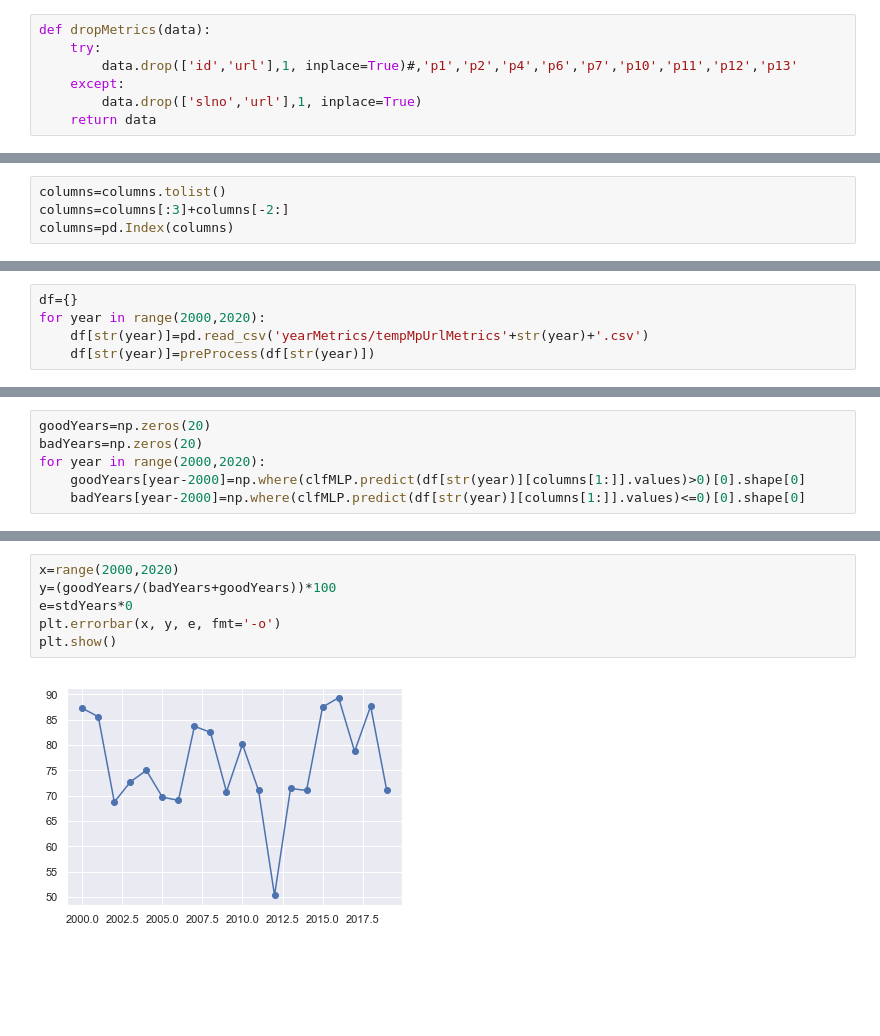
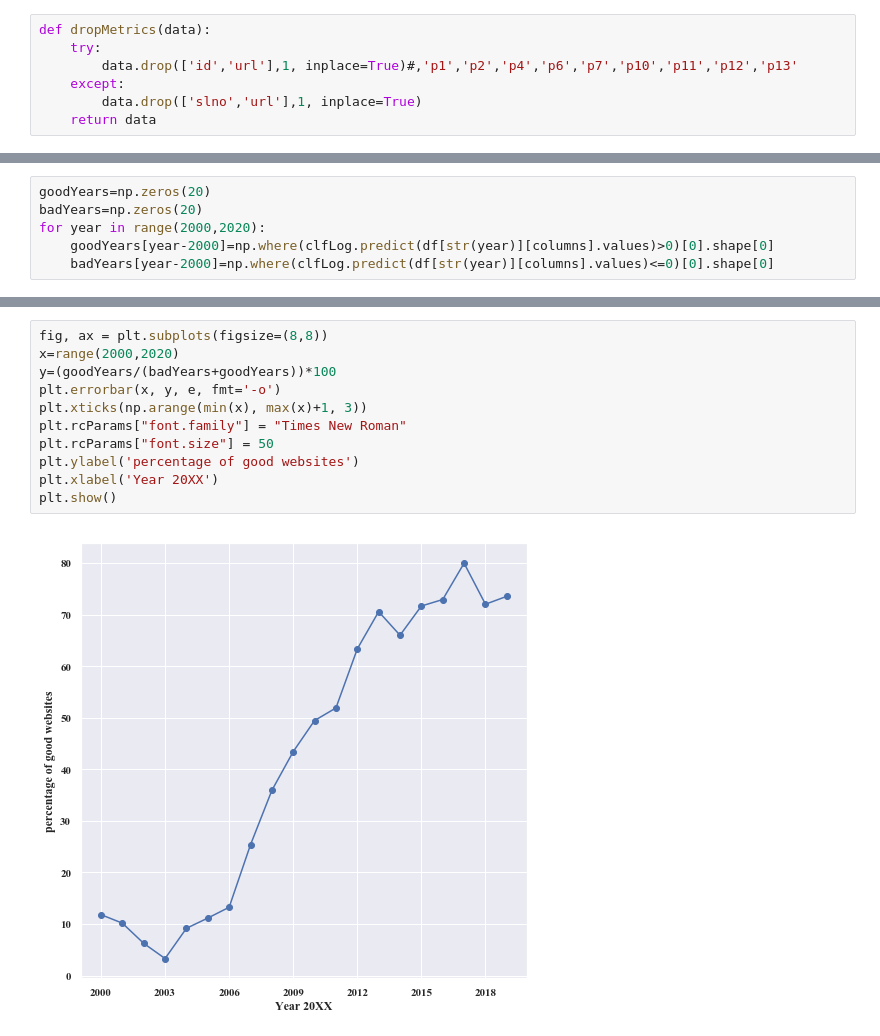
Before and after one commit to ABHISHEKVALSAN/Website-Scoring-Model, a Jupyter notebook: makeModelClf.ipynb, the cells around one changed output, grey strips where cells are left out. Cells and saved outputs as stored; diff of their text form; blank space fills up the shorter version.

Commit message:
Building support images Anu

```diff
--- a/makeModelClf.ipynb
+++ b/makeModelClf.ipynb
@@ -119,4 +229,0 @@ plt.savefig('corr.png')
-# %%
-columns=columns.tolist()
-columns=columns[:3]+columns[-2:]
-columns=pd.Index(columns)
@@ -166,8 +230,3 @@ getAcc(clfMLP)
-# %%
-df={}
-for year in range(2000,2020):
-    df[str(year)]=pd.read_csv('yearMetrics/tempMpUrlMetrics'+str(year)+'.csv')
-    df[str(year)]=preProcess(df[str(year)])
 # %%
 columns[1:]
 # %% [output]
@@ -183,8 +246,8 @@ np.where(clfDT.predict(df[str(year)][columns[1:]].values)>0)[0].shape[0]
 goodYears=np.zeros(20)
 badYears=np.zeros(20)
 for year in range(2000,2020):
-    goodYears[year-2000]=np.where(clfMLP.predict(df[str(year)][columns[1:]].values)>0)[0].shape[0]
-    badYears[year-2000]=np.where(clfMLP.predict(df[str(year)][columns[1:]].values)<=0)[0].shape[0]
+    goodYears[year-2000]=np.where(clfLog.predict(df[str(year)][columns].values)>0)[0].shape[0]
+    badYears[year-2000]=np.where(clfLog.predict(df[str(year)][columns].values)<=0)[0].shape[0]
 # %%
 goodYears,badYears
 # %% [output]
@@ -195,8 +258,13 @@ goodYears,badYears
-# %%
-x=range(2000,2020)
-y=(goodYears/(badYears+goodYears))*100
-e=stdYears*0
-plt.errorbar(x, y, e, fmt='-o')
-plt.show()
-# %% [output]
-[figure, removed]
+# %%
+fig, ax = plt.subplots(figsize=(8,8))
+x=range(2000,2020)
+y=(goodYears/(badYears+goodYears))*100
+plt.errorbar(x, y, e, fmt='-o')
+plt.xticks(np.arange(min(x), max(x)+1, 3))
+plt.rcParams["font.family"] = "Times New Roman"
+plt.rcParams["font.size"] = 50
+plt.ylabel('percentage of good websites')
+plt.xlabel('Year 20XX')
+plt.show()
+# %% [output]
+[figure, added]
```
Also changed, not shown: parts of 31 cells of this notebook, 6 other files.
